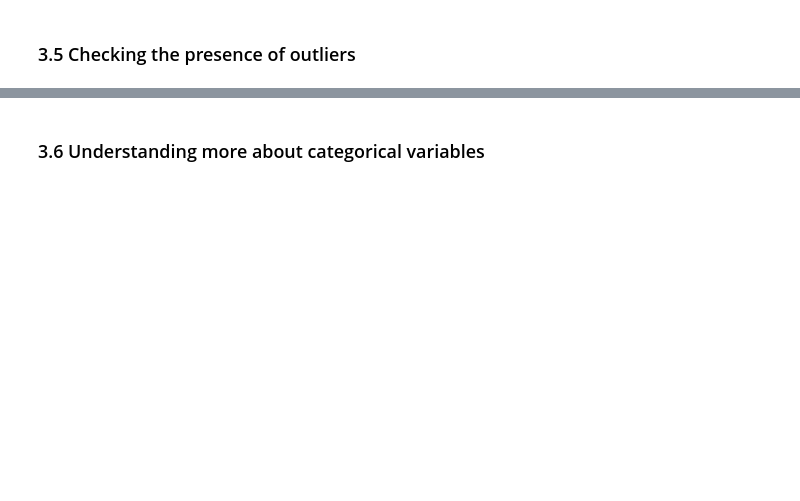
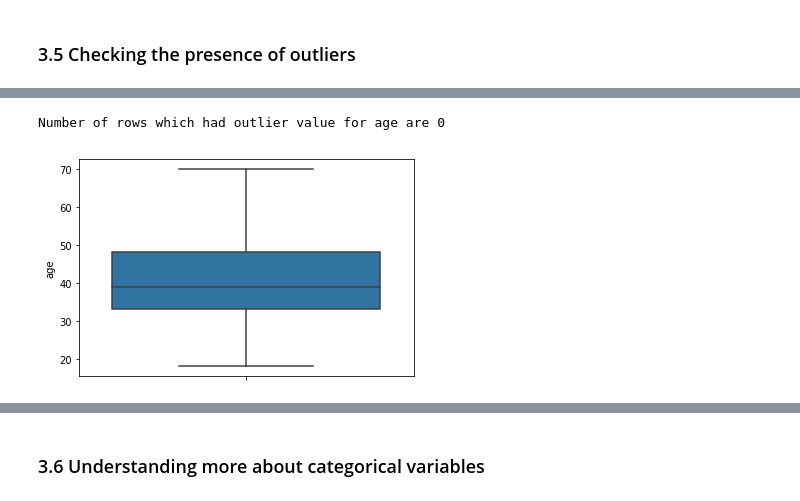
Before and after one commit to rsjain1978/ensemble-ml-systems, a Jupyter notebook: direct-marketing-compaign-bank/compaign.ipynb, the cells around one changed output, grey strips where cells are left out. Cells and saved outputs as stored; diff of their text form; code cells hidden in the pictures; blank space fills up the shorter version.

```diff
--- a/direct-marketing-compaign-bank/compaign.ipynb
+++ b/direct-marketing-compaign-bank/compaign.ipynb
@@ -128,0 +144,5 @@ dtype: int64
+# %%
+data = remove_outliers(data, 'age')
+# %% [output]
+Number of rows which had outlier value for age are 0
+[figure, added]
```
Also changed, not shown: parts of 48 cells of this notebook.
